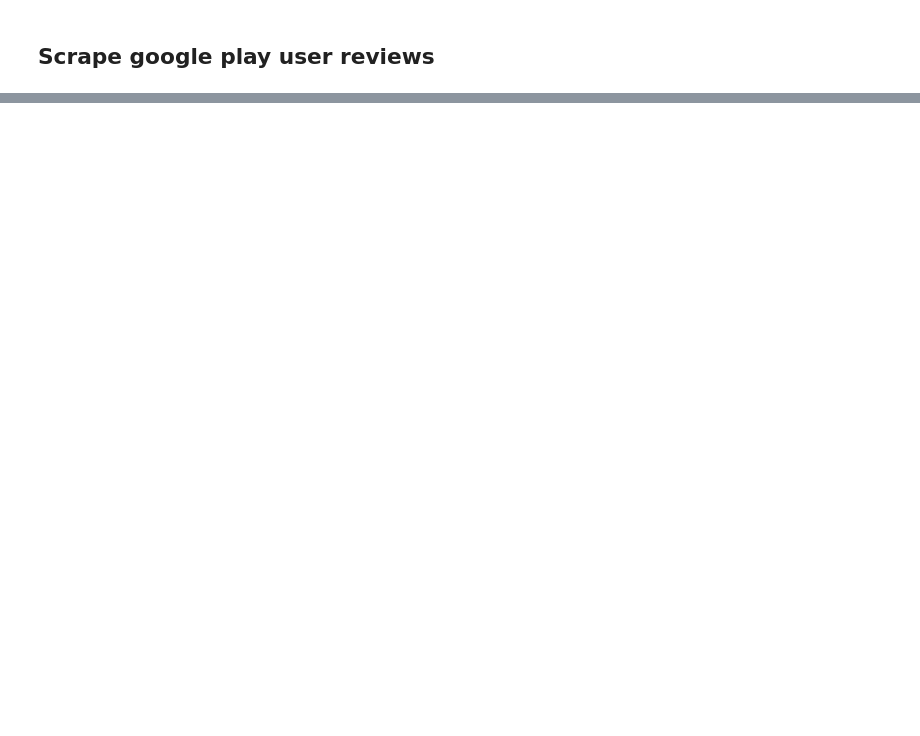
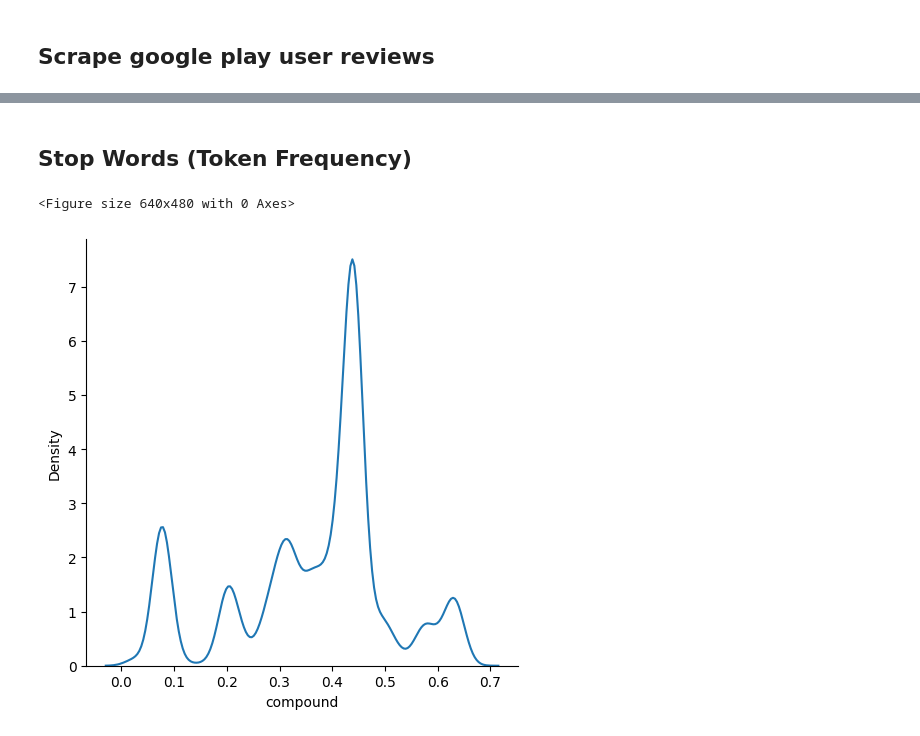
Before and after one commit to Michelle-Lohwt/TnGo_user_reviews, a Jupyter notebook: data.ipynb, the cells around one changed output, grey strips where cells are left out. Cells and saved outputs as stored; diff of their text form; code cells hidden in the pictures; blank space fills up the shorter version.

Commit message:
update: stop words

```diff
--- a/data.ipynb
+++ b/data.ipynb
@@ -46,0 +79,24 @@ Name: content, Length: 38132, dtype: object
+# %% [markdown]
+## Stop Words (Token Frequency)
+# %%
+tokenized_word_list = [word_tokenize(i) for i in extracted_text]
+tokens = sum(tokenized_word_list, [])
+tokens = [words for words in tokens if not words in stop_words]
+tokens_df = pd.DataFrame(tokens)
+# %%
+sia = SentimentIntensityAnalyzer()
+
+tokens_sentiment = []
+for tk in tokens:
+  tokens_sentiment.append(sia.polarity_scores(tk))
+# %%
+tokens_sentiment_df = tokens_df.join(pd.DataFrame.from_dict(tokens_sentiment))
+# %%
+pos_tokens = tokens_sentiment_df[tokens_sentiment_df['pos'] == 1.0]
+neg_tokens = tokens_sentiment_df[tokens_sentiment_df['neg'] == 1.0]
+# %%
+sns.displot(pos_tokens, x="compound", kind="kde")
+plt.show()
+# %% [output]
+<Figure size 640x480 with 0 Axes>
+[figure, added]
```
Also changed, not shown: parts of 22 cells of this notebook.
